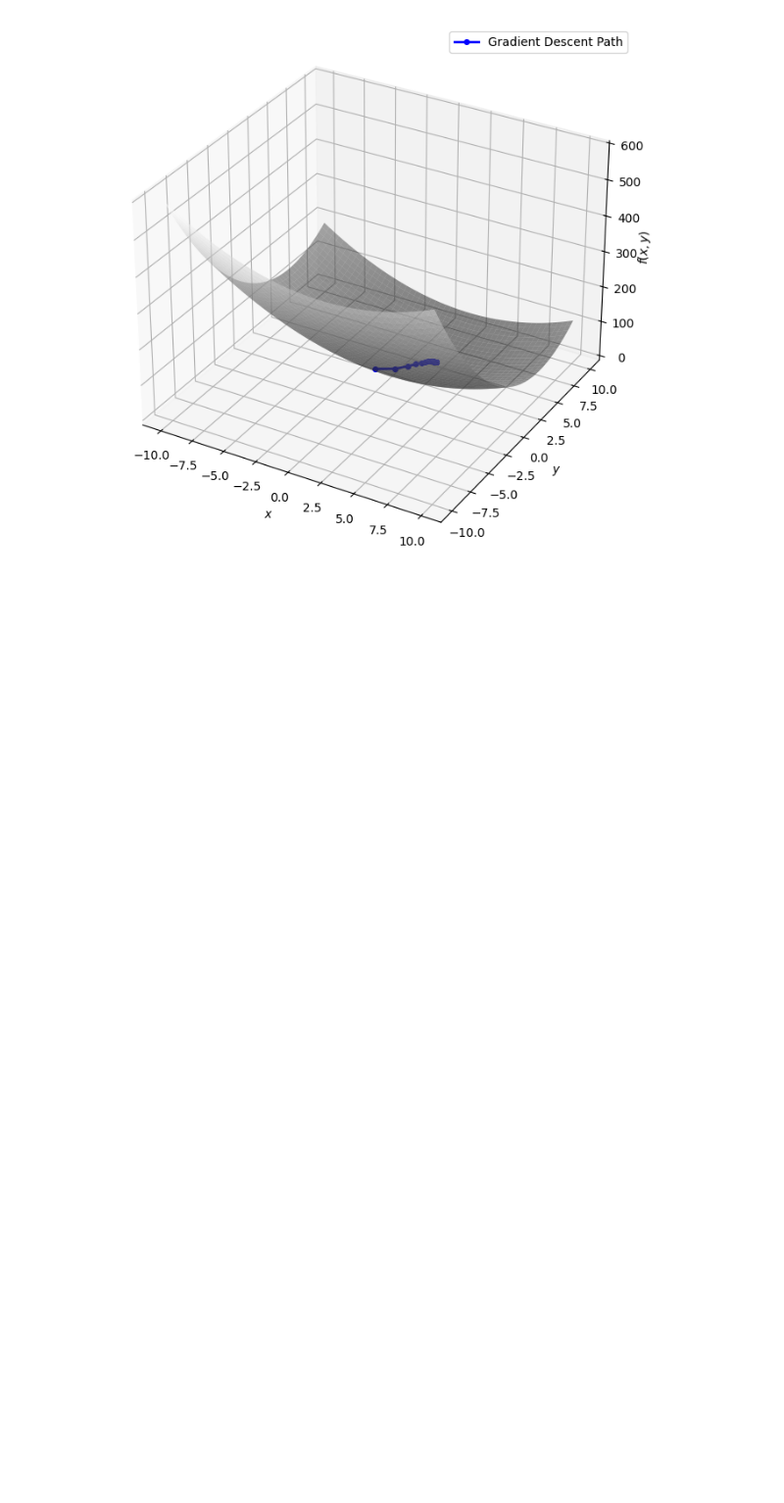
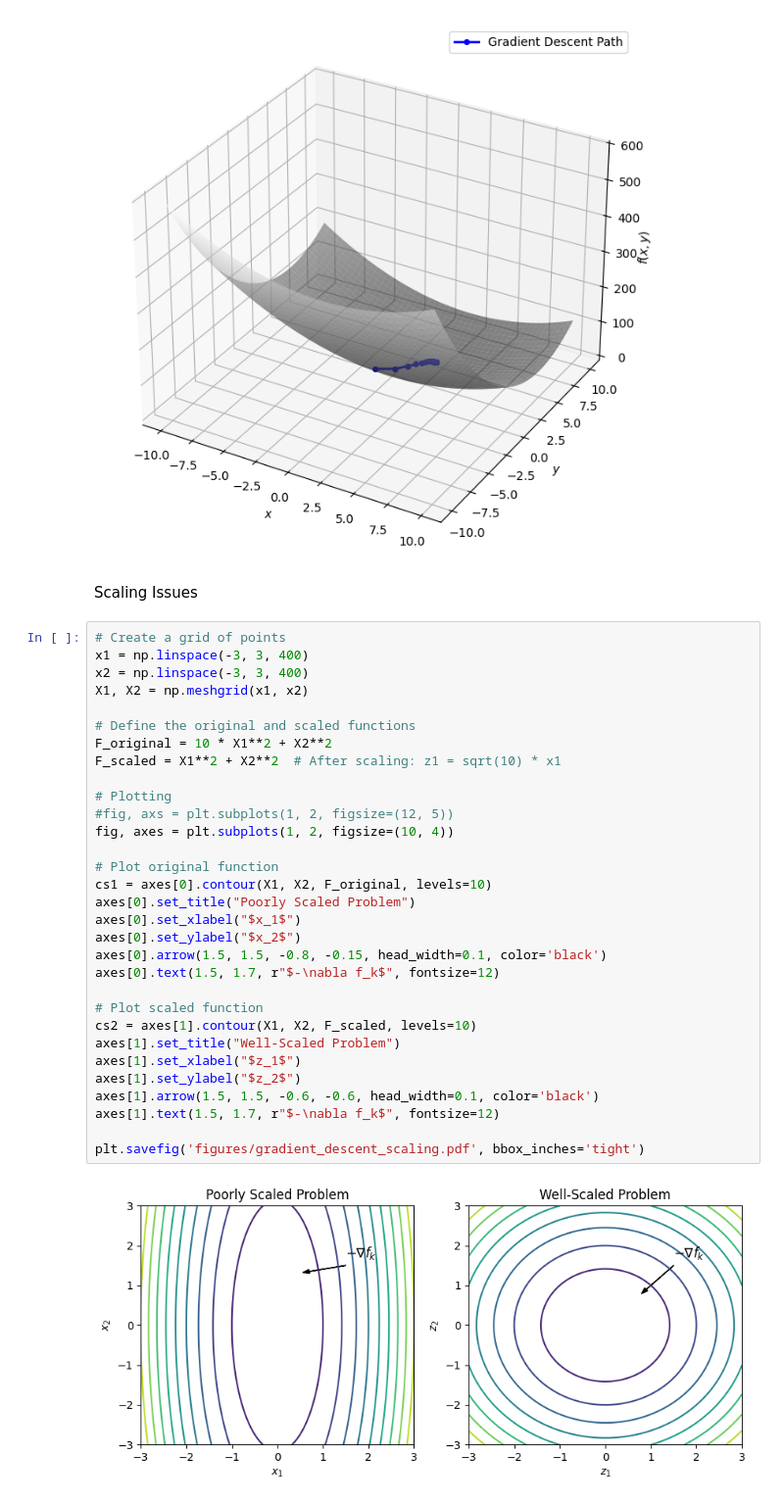
Before and after one commit to roiyeho/ml-book, a Jupyter notebook: AppendixE/GradientDescent.ipynb, the cells around one changed output. Shown: that part at 98% size. Saved outputs shown, nothing was run; the diff lists cells and outputs as text; blank space fills up the shorter version.

Commit message:
Added an example for gradient descent scaling issue

```diff
--- a/AppendixE/GradientDescent.ipynb
+++ b/AppendixE/GradientDescent.ipynb
@@ -79,3 +79,38 @@ ax.legend()
 plt.savefig('figures/gradient_descent_path.pdf', bbox_inches='tight')
 # %% [output]
 [figure]
+# %% [markdown]
+Scaling Issues
+# %%
+# Create a grid of points
+x1 = np.linspace(-3, 3, 400)
+x2 = np.linspace(-3, 3, 400)
+X1, X2 = np.meshgrid(x1, x2)
+
+# Define the original and scaled functions
+F_original = 10 * X1**2 + X2**2
+F_scaled = X1**2 + X2**2  # After scaling: z1 = sqrt(10) * x1
+
+# Plotting
+#fig, axs = plt.subplots(1, 2, figsize=(12, 5))
+fig, axes = plt.subplots(1, 2, figsize=(10, 4))
+
+# Plot original function
+cs1 = axes[0].contour(X1, X2, F_original, levels=10)
+axes[0].set_title("Poorly Scaled Problem")
+axes[0].set_xlabel("$x_1$")
+axes[0].set_ylabel("$x_2$")
+axes[0].arrow(1.5, 1.5, -0.8, -0.15, head_width=0.1, color='black')
+axes[0].text(1.5, 1.7, r"$-\nabla f_k$", fontsize=12)
+
+# Plot scaled function
+cs2 = axes[1].contour(X1, X2, F_scaled, levels=10)
+axes[1].set_title("Well-Scaled Problem")
+axes[1].set_xlabel("$z_1$")
+axes[1].set_ylabel("$z_2$")
+axes[1].arrow(1.5, 1.5, -0.6, -0.6, head_width=0.1, color='black')
+axes[1].text(1.5, 1.7, r"$-\nabla f_k$", fontsize=12)
+
+plt.savefig('figures/gradient_descent_scaling.pdf', bbox_inches='tight')
+# %% [output]
+[figure, added]
```
Also changed, not shown: parts of 1 cell of this notebook, 7 other files.
